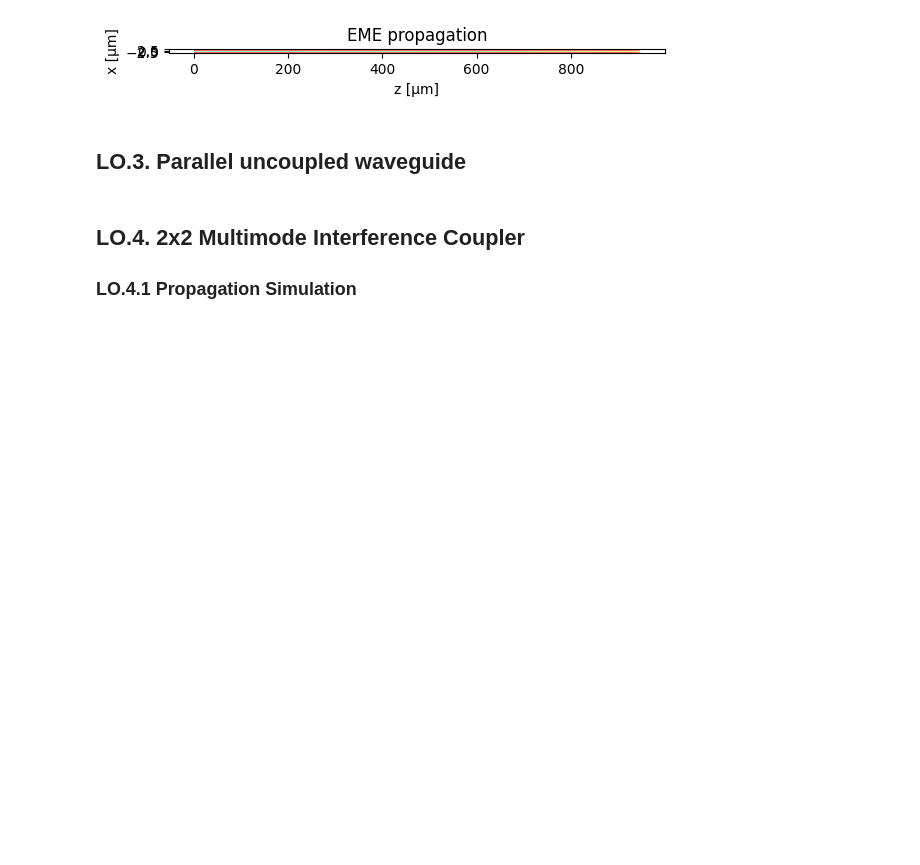
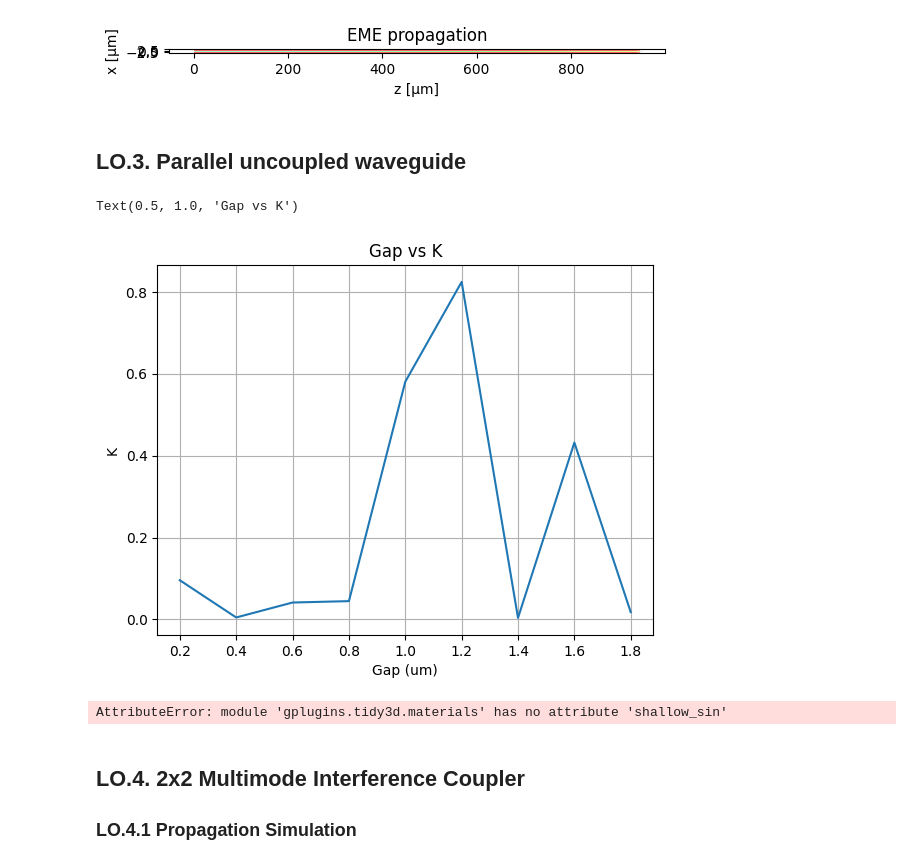
Before and after one commit to mromgar1/pic-upv-lab2, a Jupyter notebook: COUPLERS_Student.ipynb, the cells around one changed output. Drawn from its saved outputs; the diff is of its cells as text; code cells hidden in the pictures; blank space fills up the shorter version.

```diff
--- a/COUPLERS_Student.ipynb
+++ b/COUPLERS_Student.ipynb
@@ -472,6 +473,72 @@ Ratio over OUTs ['0.5004', '0.4996']
 [figure]
 # %% [markdown]
 ## LO.3. Parallel uncoupled waveguide
+# %%
+wg_width = 1
+L = 10*1000
+
+gaps = [0.2, 0.4, 0.6, 0.8, 1.0, 1.2, 1.4, 1.6, 1.8]
+L_pi = []
+K = []
+
+for g in gaps:
+    m = DC_EME()
+    m.MMI_num_modes = 12
+    m.DC_wg_gap = g
+    m.DC_wg_width = wg_width
+    m.DC_N_waveguides = 2
+
+    m.find_all_modes()
+
+    Lpi= m.get_L_pi()
+    L_pi.append(Lpi)
+
+    K_0 = np.sin(0.5*np.pi*(L/Lpi))**2
+    K.append(K_0)
+
+plt.plot(gaps, K)
+plt.grid()
+plt.xlabel('Gap (um)')
+plt.ylabel('K')
+plt.title('Gap vs K')
+# %% [output]
+Text(0.5, 1.0, 'Gap vs K')
+[figure, added]
+# %%
+wg_width = 1
+L = 10*1000
+
+gaps = [0.2, 0.4, 0.6, 0.8, 1.0, 1.2, 1.5]
+L_pi = []
+K = []
+
+for g in gaps:
+    m = DC_EME()
+    m.MMI_num_modes = 12
+    m.DC_wg_gap = g
+    m.DC_wg_width = wg_width
+    m.DC_N_waveguides = 2
+
+
+    # ---------------------------
+    m.mat_core  = mat.shallow_sin(1.55)
+    m.mat_cladd = mat.sio2(1.55)
+
+    m.find_all_modes()
+
+    Lpi = m.get_L_pi()
+    L_pi.append(Lpi)
+
+    K_0 = np.sin(0.5 * np.pi * (L / Lpi))**2
+    K.append(K_0)
+
+plt.plot(gaps, K)
+plt.grid()
+plt.xlabel('Gap (um)')
+plt.ylabel('K')
+plt.title('Gap vs K (SHALLOW)')
+# %% [output]
+AttributeError: module 'gplugins.tidy3d.materials' has no attribute 'shallow_sin'
 # %%
 # HINT. Calculate manually the L_pi you may need to achieve K=0.1
 # Then you can sweep the gap and calculate the L_pi until reaching
```
Also changed, not shown: parts of 2 cells of this notebook, 1 other file.
